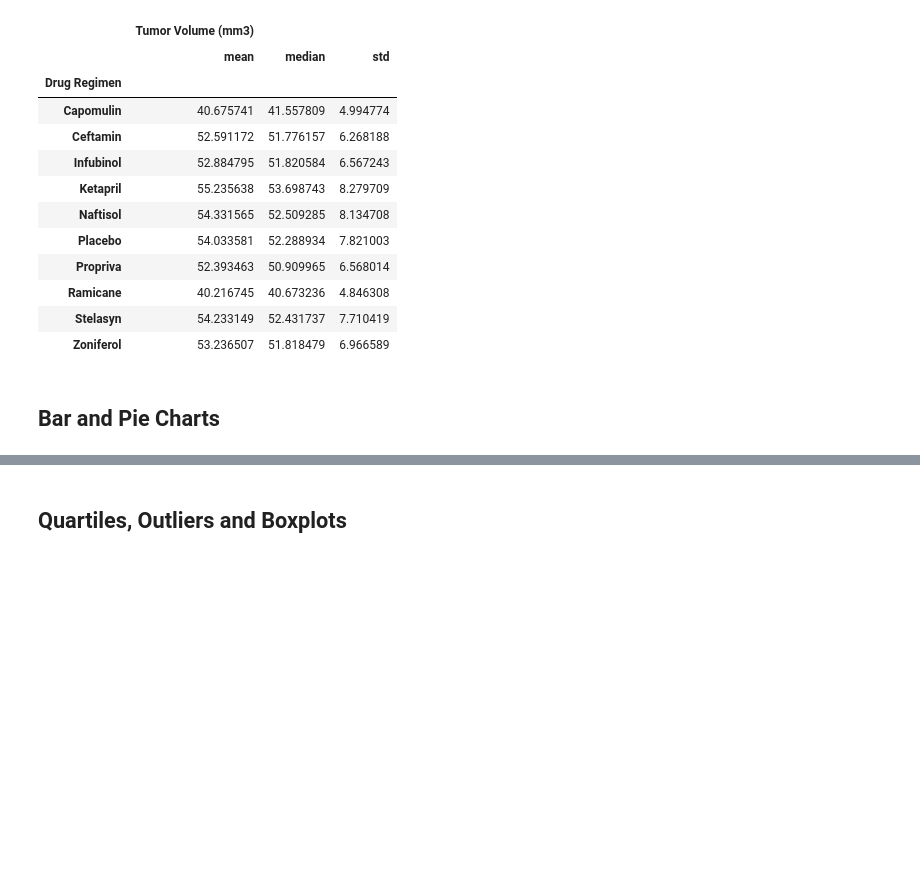
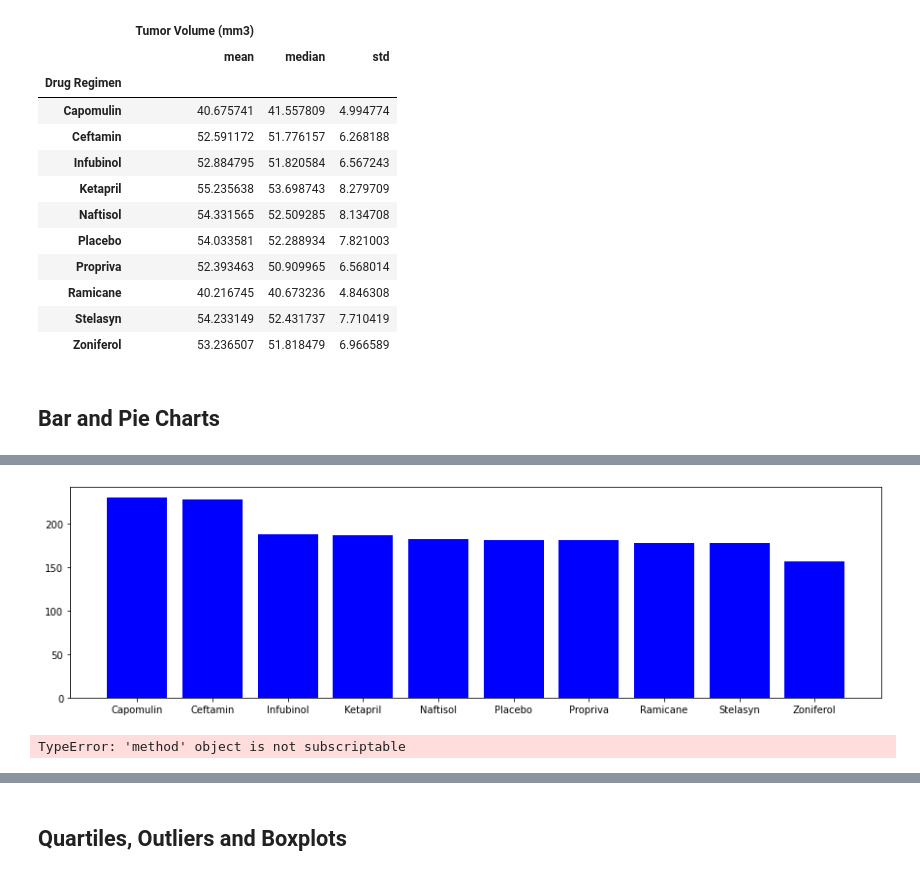
Before and after one commit to amunyhub/matplot-assignment, a Jupyter notebook: pymaceuticals_starter.ipynb, the cells around one changed output, grey strips where cells are left out. Drawn from its saved outputs; the diff is of its cells as text; code cells hidden in the pictures; blank space fills up the shorter version.

```diff
--- a/pymaceuticals_starter.ipynb
+++ b/pymaceuticals_starter.ipynb
@@ -173,2 +189,25 @@ agg_group_drug
+# %%
+# Generate a bar plot showing the total number of measurements taken on each drug regimen using pyplot.
+
+#need y-axis will be the count of how many times they meausured each drug
+
+x_axis=list(sum_drug.index)
+x_axis
+
+#need y-axis will be the count of how many times they meausured each drug
+y_axis=measurement_drug_df["Drug Regimen"].array
+y_axis
+
+plt.figure(figsize=(15,4))
+plt.bar(x_axis,y_axis, color='b',)
+plt.show()
+# %% [output]
+[figure, added]
 # %%
 # Generate a pie plot showing the distribution of female versus male mice using pandas
+#helpful resource: https://www.youtube.com/watch?v=0P7QnIQDBJY
+
+gender_mice=clean_mice[["Sex","Mouse ID"]]
+gender_mice.groupby["Sex"].sum().plot(kind="pie")
+# %% [output]
+TypeError: 'method' object is not subscriptable
```
Also changed, not shown: parts of 10 cells of this notebook.
